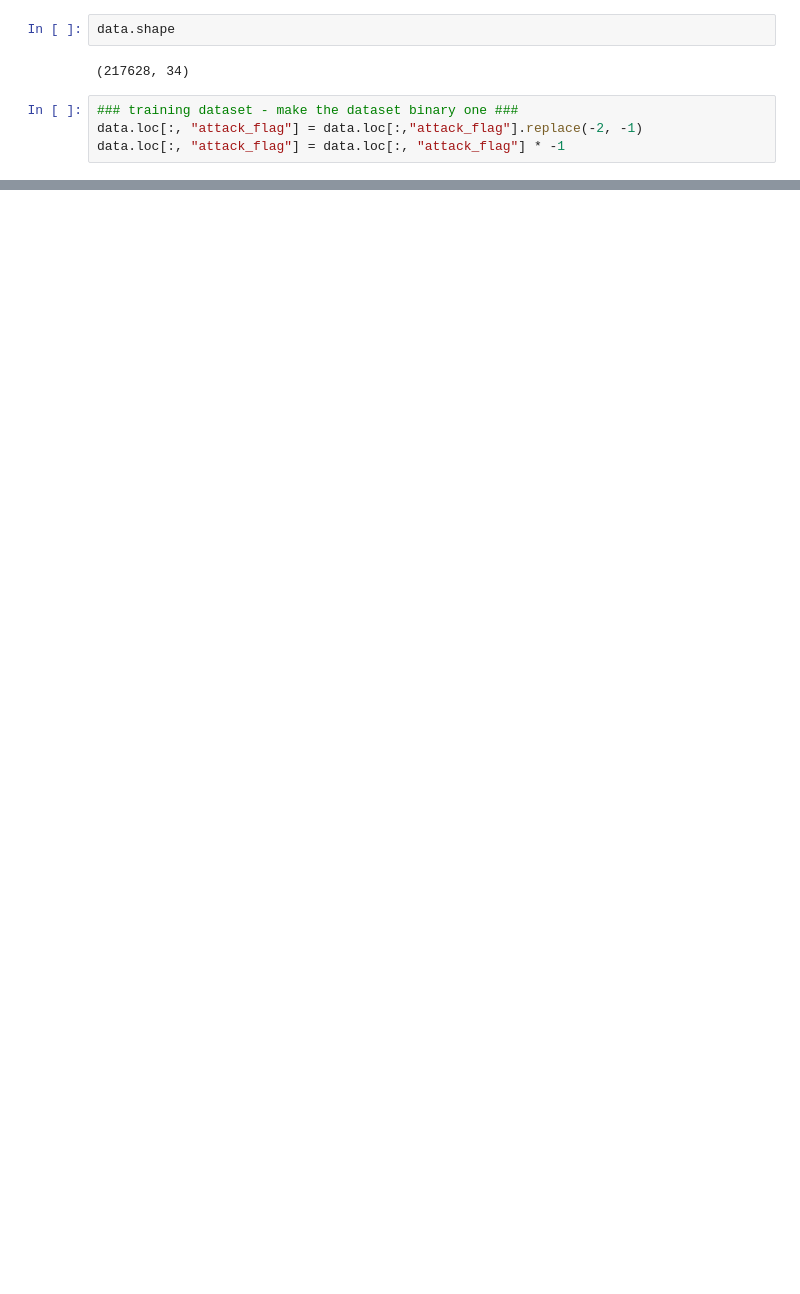
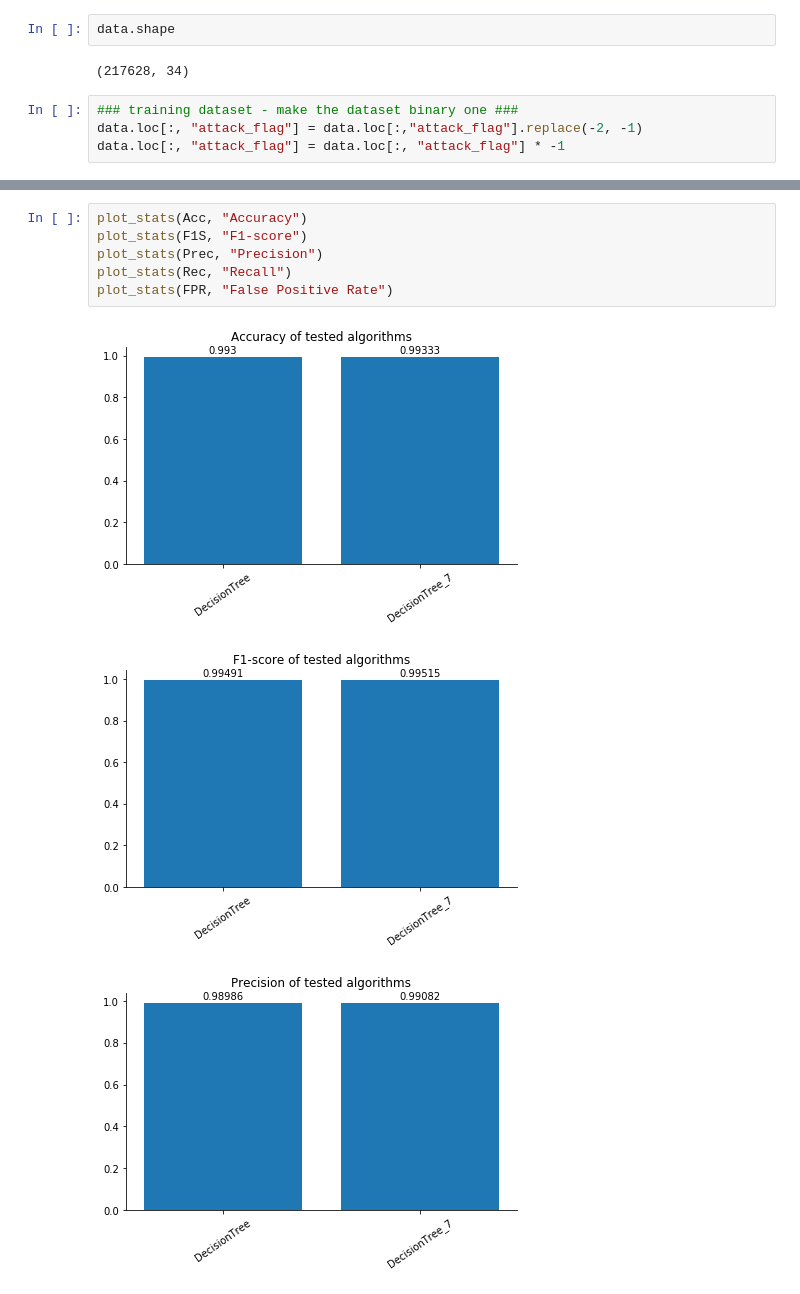
Before and after one commit to m4t22/ml_ids, a Jupyter notebook: single_dataset_analysis.ipynb, the cells around one changed output, grey strips where cells are left out. Saved outputs shown, nothing was run; the diff lists cells and outputs as text; blank space fills up the shorter version.

```diff
--- a/single_dataset_analysis.ipynb
+++ b/single_dataset_analysis.ipynb
@@ -303,0 +436,10 @@ plot_stats(FPR, "False Positive Rate")
+# %%
+plot_stats(Acc, "Accuracy")
+plot_stats(F1S, "F1-score")
+plot_stats(Prec, "Precision")
+plot_stats(Rec, "Recall")
+plot_stats(FPR, "False Positive Rate")
+# %% [output]
+[figure, added]
+[figure, added]
+[figure, added]
```
Also changed, not shown: parts of 22 cells of this notebook.
